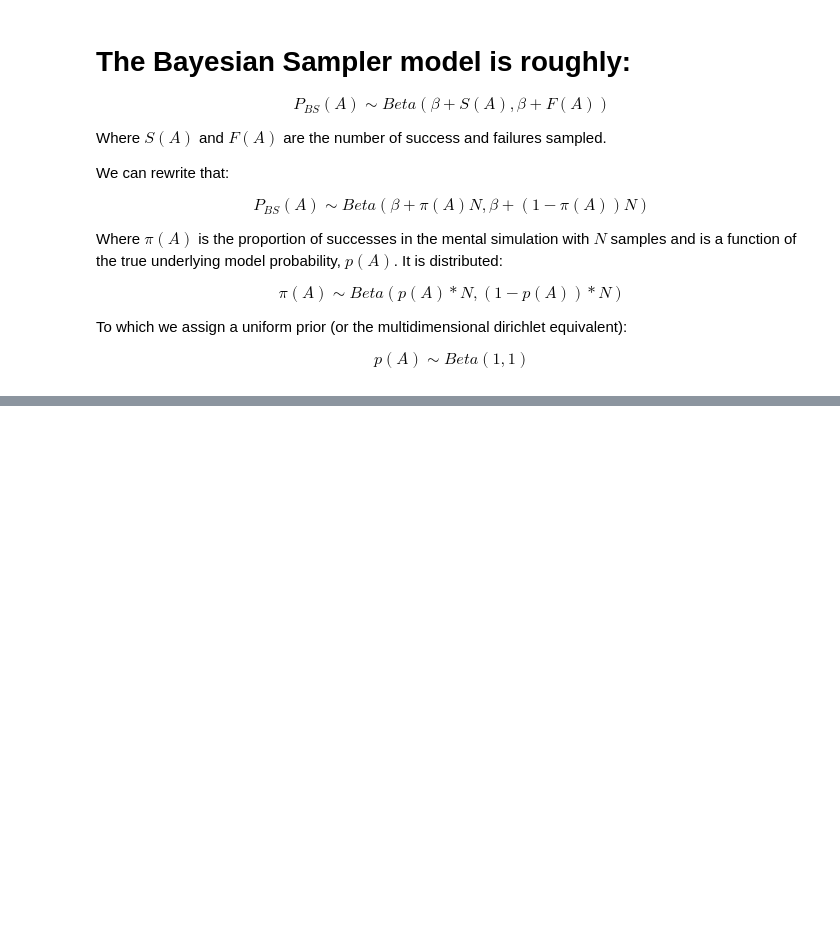
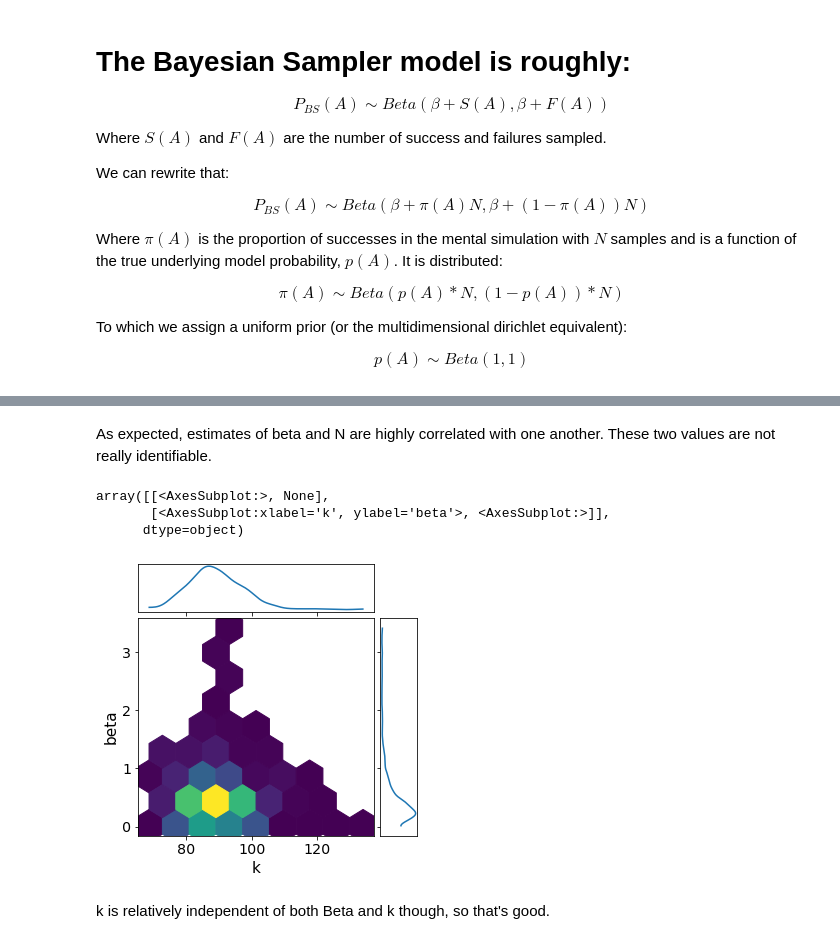
Before and after one commit to derekpowell/bayesian-sampler, a Jupyter notebook: bayes-sampler-nb.ipynb, the cells around one changed output, grey strips where cells are left out. Cells and saved outputs as stored; diff of their text form; code cells hidden in the pictures; blank space fills up the shorter version.

```diff
--- a/bayes-sampler-nb.ipynb
+++ b/bayes-sampler-nb.ipynb
@@ -295,0 +244,18 @@ tensor([0.1979, 0.0612, 0.4918, 0.2491])
+# %% [markdown]
+As expected, estimates of beta and N are highly correlated with one another. These two values are not really identifiable.
+# %%
+az.plot_pair(
+    data,
+    var_names=["k","N"],
+#     coords={"school": ["Choate", "Phillips Andover"]},
+    kind="hexbin",
+    marginals=True,
+    figsize=(5, 5),
+)
+# %% [output]
+array([[<AxesSubplot:>, None],
+       [<AxesSubplot:xlabel='k', ylabel='beta'>, <AxesSubplot:>]],
+      dtype=object)
+[figure, added]
+# %% [markdown]
+k is relatively independent of both Beta and k though, so that's good.
```
Also changed, not shown: parts of 13 cells of this notebook, 1 other file.
